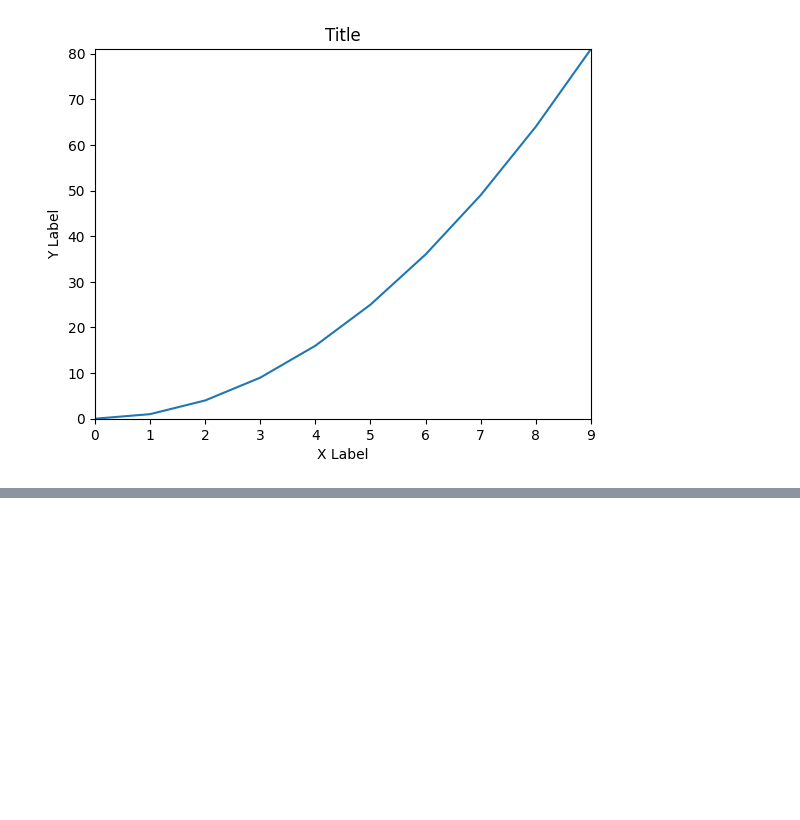
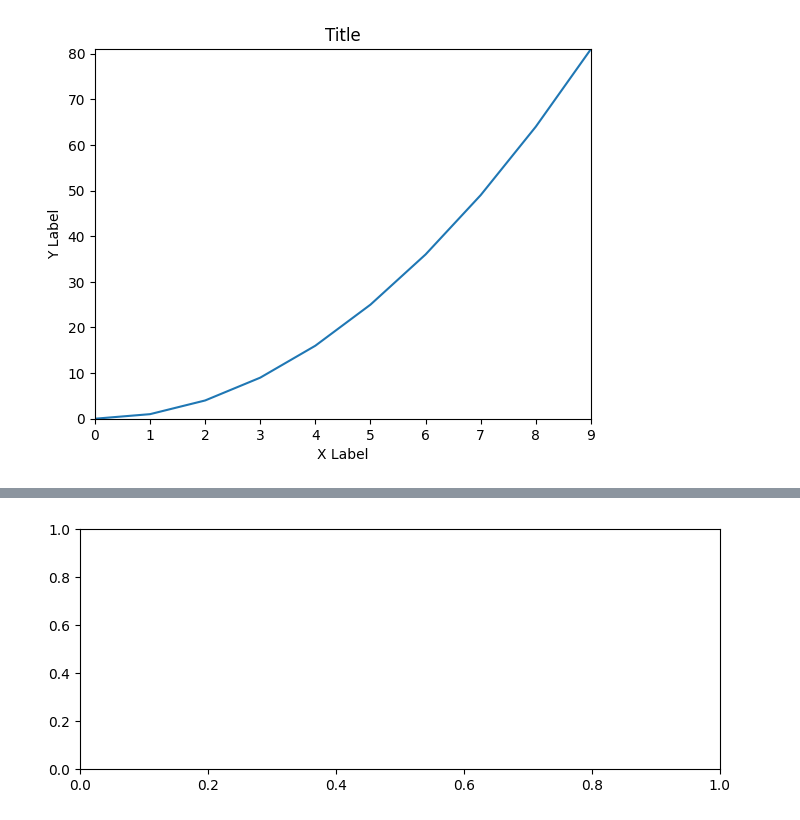
Before and after one commit to GabrielRugila/stats-ml, a Jupyter notebook: L_PY_ML/mtp/basics.ipynb, the cells around one changed output, grey strips where cells are left out. Drawn from its saved outputs; the diff is of its cells as text; code cells hidden in the pictures; blank space fills up the shorter version.

```diff
--- a/L_PY_ML/mtp/basics.ipynb
+++ b/L_PY_ML/mtp/basics.ipynb
@@ -25,0 +44,5 @@ plt.show()
+# %%
+fig = plt.figure()
+axes = fig.add_axes([0, 0, 1, 0.5])
+# %% [output]
+[figure, added]
```
Also changed, not shown: parts of 9 cells of this notebook.
